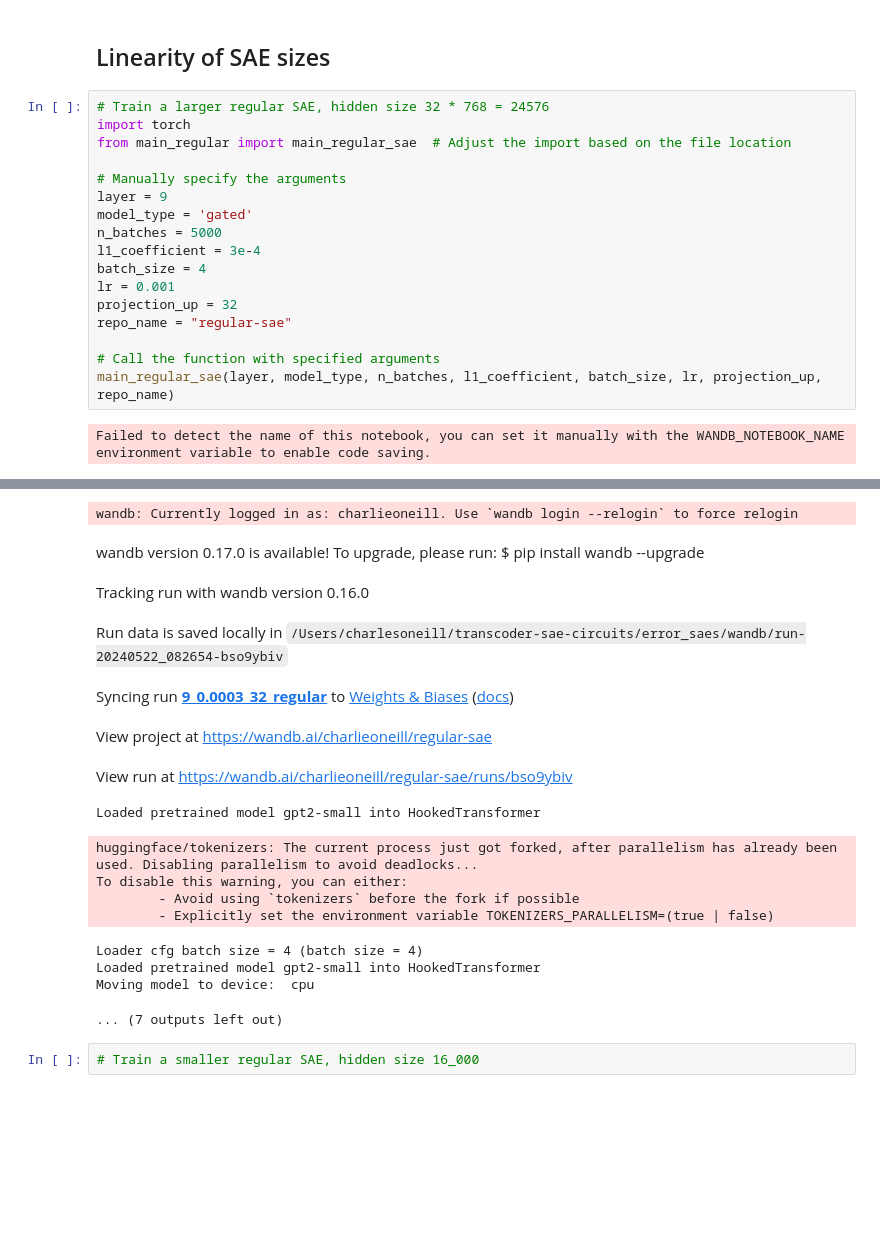
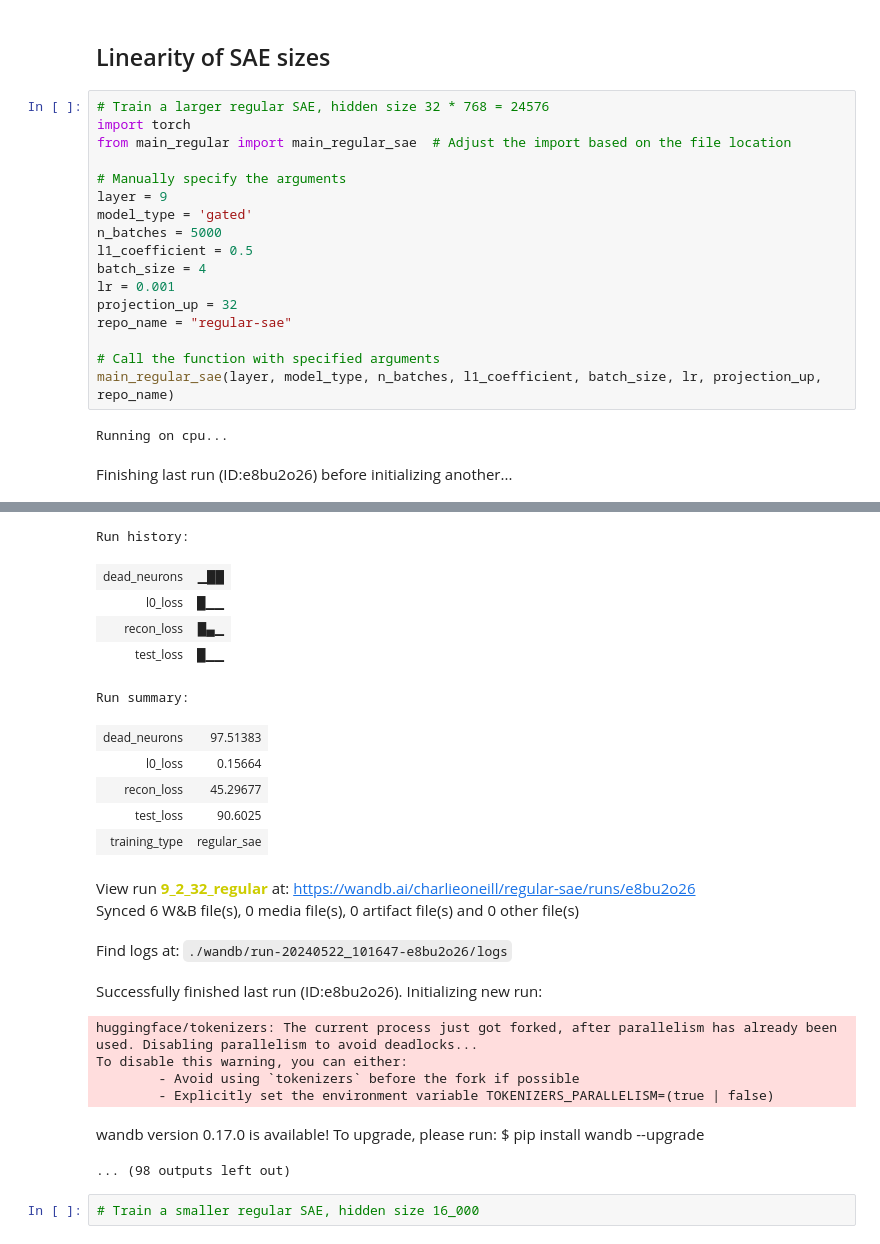
Before and after one commit to charlieoneill11/transcoder-sae-circuits, a Jupyter notebook: error_saes/evaluate.ipynb, the cells around one changed output, grey strips where cells are left out. Saved outputs shown, nothing was run; the diff lists cells and outputs as text; blank space fills up the shorter version.

```diff
--- a/error_saes/evaluate.ipynb
+++ b/error_saes/evaluate.ipynb
@@ -15,7 +15,7 @@ from main_regular import main_regular_sae  # Adjust the import based on the file
 layer = 9
 model_type = 'gated'
 n_batches = 5000
-l1_coefficient = 3e-4
+l1_coefficient = 0.5
 batch_size = 4
 lr = 0.001
 projection_up = 32
@@ -24,4 +24,5 @@ repo_name = "regular-sae"
 # Call the function with specified arguments
 main_regular_sae(layer, model_type, n_batches, l1_coefficient, batch_size, lr, projection_up, repo_name)
 # %% [output]
-Failed to detect the name of this notebook, you can set it manually with the WANDB_NOTEBOOK_NAME environment variable to enable code saving.
+Running on cpu...
+Finishing last run (ID:e8bu2o26) before initializing another...
@@ -29,19 +30,24 @@ Running on cpu...
-wandb: Currently logged in as: charlieoneill. Use `wandb login --relogin` to force relogin
+Run history:
-wandb version 0.17.0 is available! To upgrade, please run: $ pip install wandb --upgrade
+| dead_neurons | ▁██ |
+| l0_loss | █▁▁ |
+| recon_loss | █▄▁ |
+| test_loss | █▁▁ |
+Run summary:
+| dead_neurons | 97.51383 |
+| l0_loss | 0.15664 |
+| recon_loss | 45.29677 |
+| test_loss | 90.6025 |
+| training_type | regular_sae |
-Tracking run with wandb version 0.16.0
+View run 9_2_32_regular at: https://wandb.ai/charlieoneill/regular-sae/runs/e8bu2o26
+Synced 6 W&B file(s), 0 media file(s), 0 artifact file(s) and 0 other file(s)
-Run data is saved locally in /Users/charlesoneill/transcoder-sae-circuits/error_saes/wandb/run-20240522_082654-bso9ybiv
+Find logs at: ./wandb/run-20240522_101647-e8bu2o26/logs
-Syncing run 9_0.0003_32_regular to Weights & Biases (docs)
+Successfully finished last run (ID:e8bu2o26). Initializing new run:
+huggingface/tokenizers: The current process just got forked, after parallelism has already been used. Disabling parallelism to avoid deadlocks...
+To disable this warning, you can either:
+        - Avoid using `tokenizers` before the fork if possible
+        - Explicitly set the environment variable TOKENIZERS_PARALLELISM=(true | false)
-View project at https://wandb.ai/charlieoneill/regular-sae
+wandb version 0.17.0 is available! To upgrade, please run: $ pip install wandb --upgrade
-View run at https://wandb.ai/charlieoneill/regular-sae/runs/bso9ybiv
-Loaded pretrained model gpt2-small into HookedTransformer
-huggingface/tokenizers: The current process just got forked, after parallelism has already been used. Disabling parallelism to avoid deadlocks...
-To disable this warning, you can either:
-        - Avoid using `tokenizers` before the fork if possible
-        - Explicitly set the environment variable TOKENIZERS_PARALLELISM=(true | false)
-Loader cfg batch size = 4 (batch size = 4)
-Loaded pretrained model gpt2-small into HookedTransformer
-Moving model to device:  cpu
+... (98 outputs left out)
-... (7 outputs left out)
 # %%
 # Train a smaller regular SAE, hidden size 16_000
 # %%
```
Also changed, not shown: parts of 2 cells of this notebook, 5 other files.
